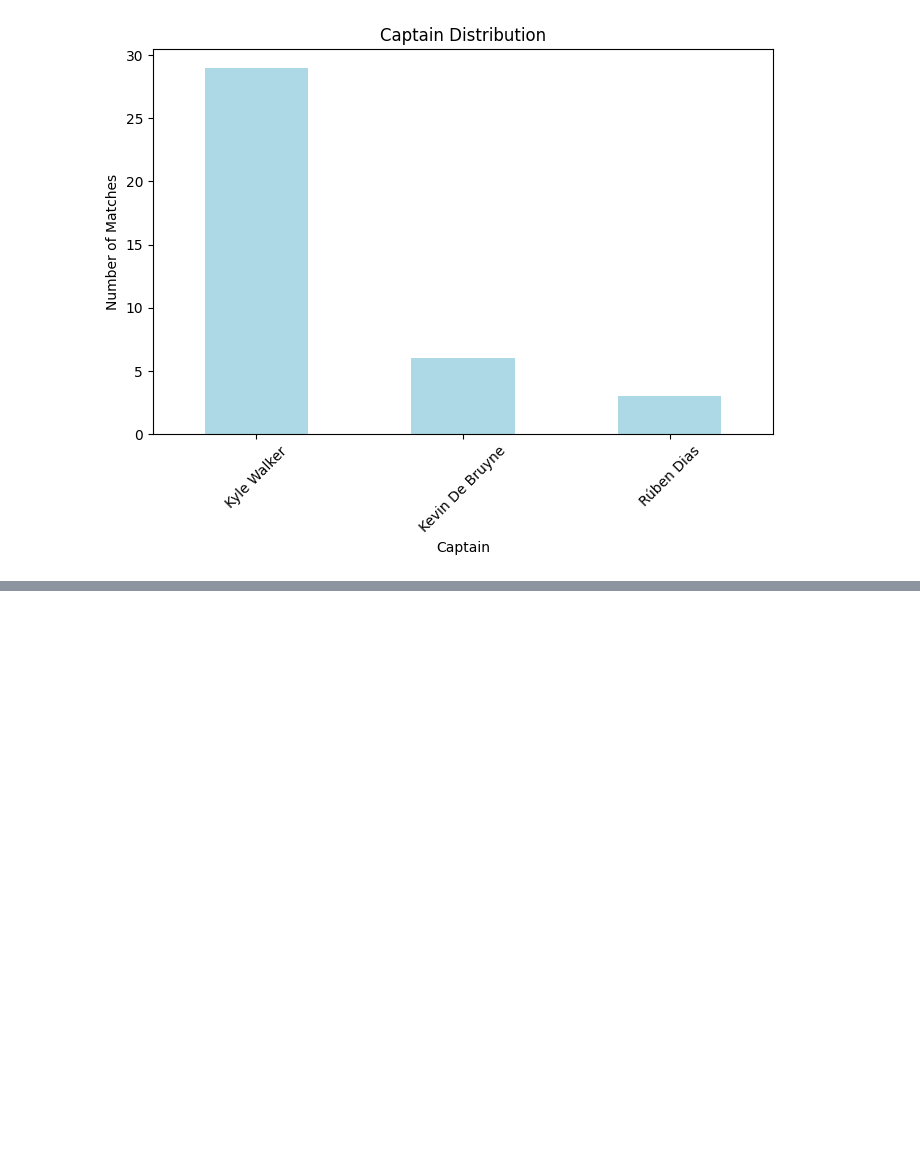
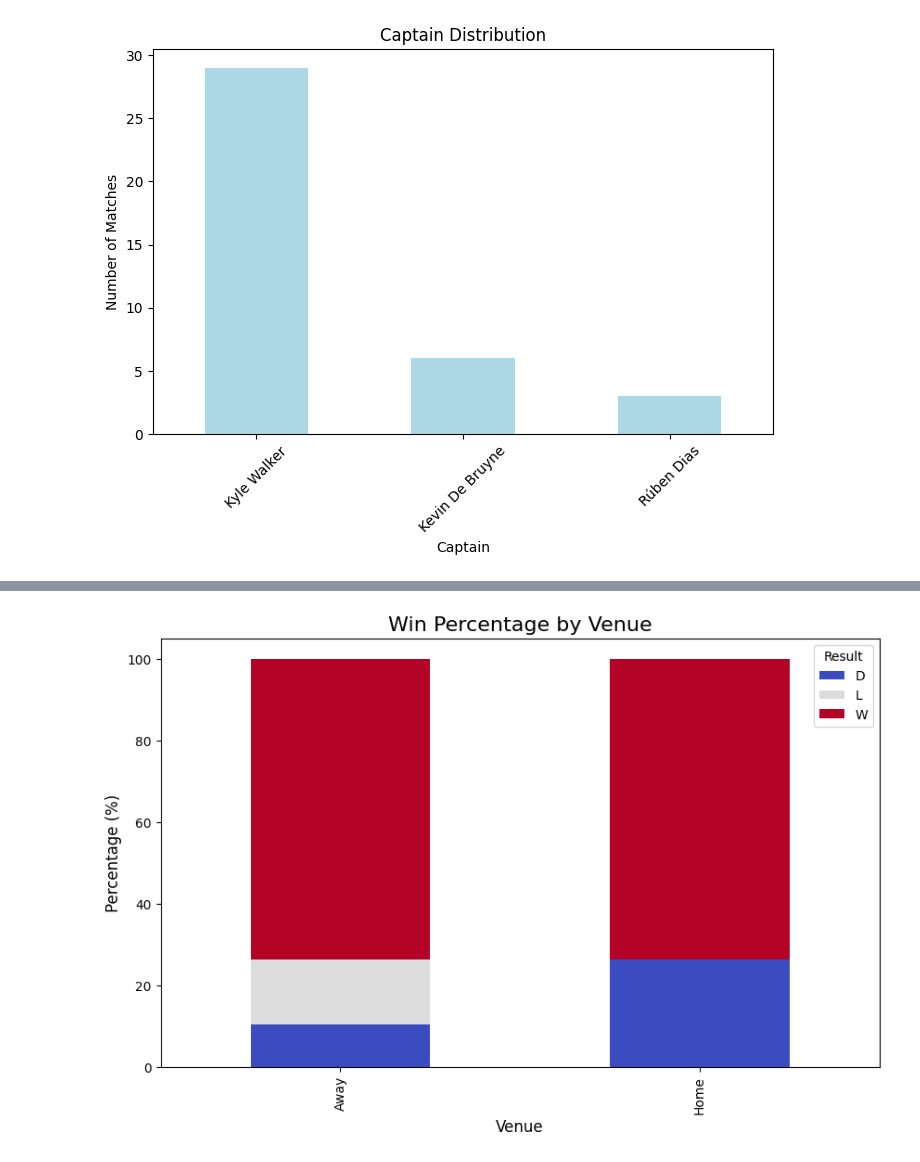
Before and after one commit to CrystalKhadka/expectedGoalsPrediction, a Jupyter notebook: data_visualization/match_fixtures_visualization.ipynb, the cells around one changed output, grey strips where cells are left out. Cells and saved outputs as stored; diff of their text form; code cells hidden in the pictures; blank space fills up the shorter version.

```diff
--- a/data_visualization/match_fixtures_visualization.ipynb
+++ b/data_visualization/match_fixtures_visualization.ipynb
@@ -131,0 +153,12 @@ engine.dispose()
+# %%
+venue_result = df.groupby(['Venue', 'Result']).size().unstack(fill_value=0)
+venue_result_percentage = venue_result.div(venue_result.sum(axis=1), axis=0) * 100
+
+venue_result_percentage.plot(kind='bar', stacked=True, figsize=(10, 6), colormap='coolwarm')
+plt.title('Win Percentage by Venue', fontsize=16)
+plt.xlabel('Venue', fontsize=12)
+plt.ylabel('Percentage (%)', fontsize=12)
+plt.legend(title='Result')
+plt.show()
+# %% [output]
+[figure, added]
```
Also changed, not shown: parts of 10 cells of this notebook, 11 other files.
